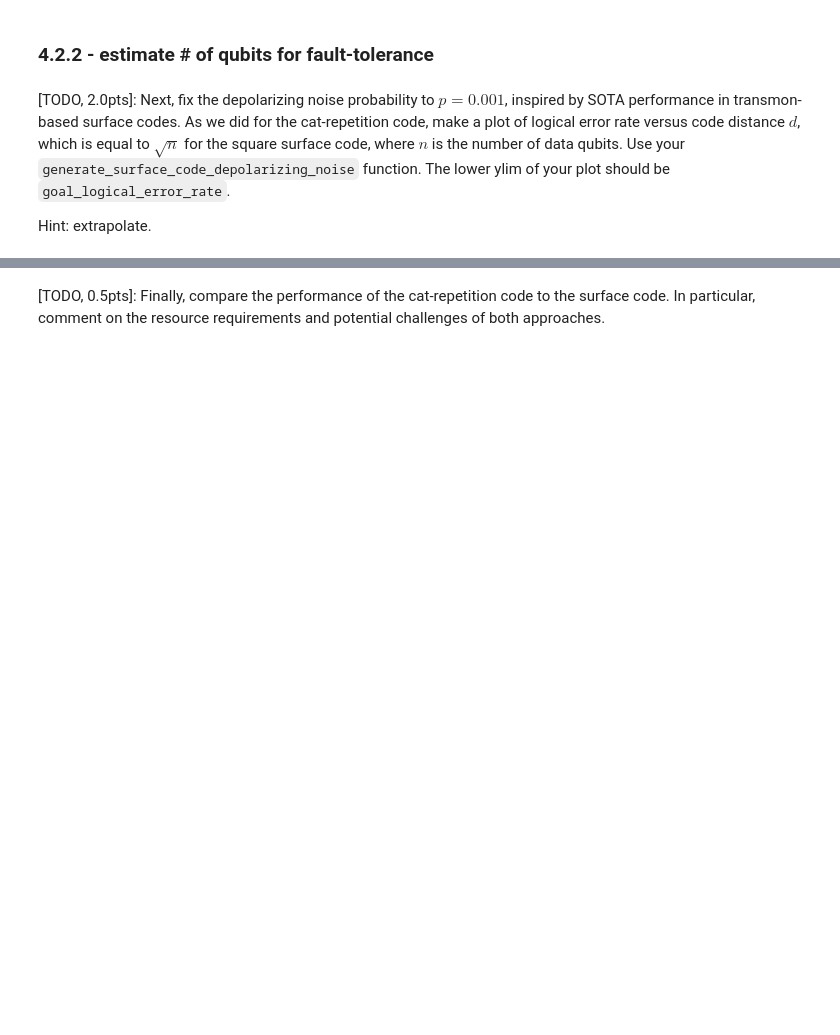
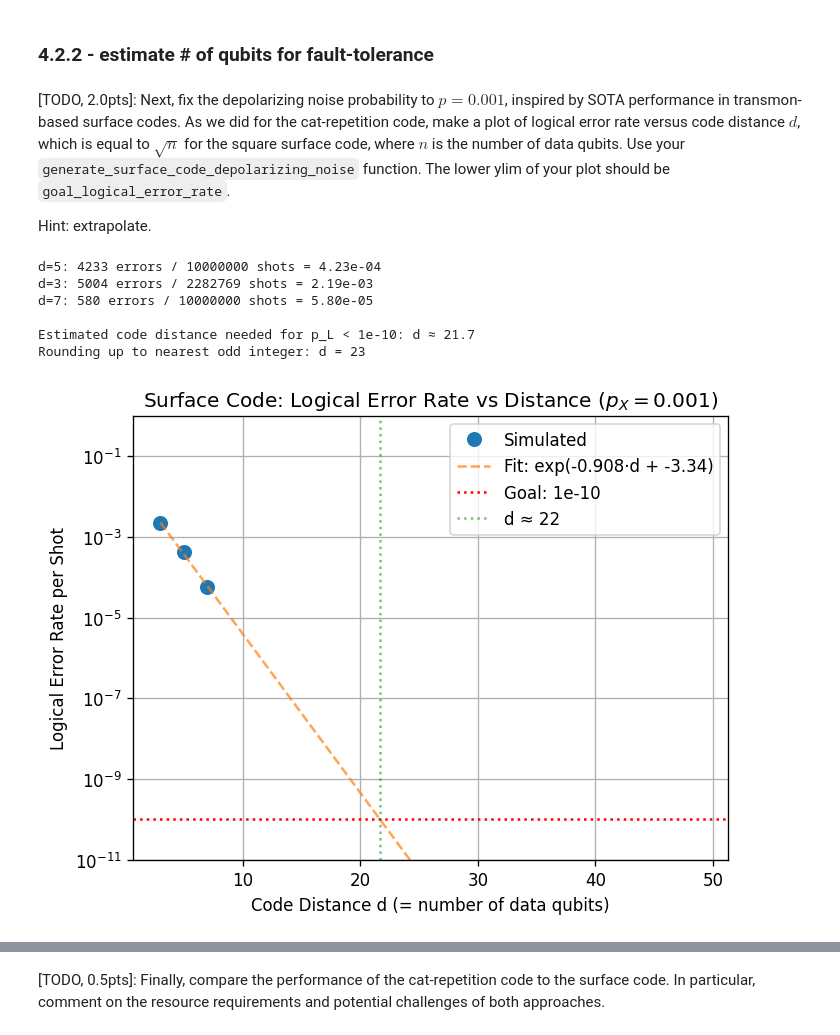
Before and after one commit to DanieleSalvi2810/QPFL_Hackathon_2026_Alice_and_Bob_Quantum_Icing, a Jupyter notebook: team-quantum_icing/1-challenge.ipynb, the cells around one changed output, grey strips where cells are left out. Cells and saved outputs as stored; diff of their text form; code cells hidden in the pictures; blank space fills up the shorter version.

```diff
--- a/team-quantum_icing/1-challenge.ipynb
+++ b/team-quantum_icing/1-challenge.ipynb
@@ -683,7 +917,7 @@ tasks = [
 ]
 
 collected_stats: List[sinter.TaskStats] = sinter.collect(
-    num_workers=os.cpu_count(),
+    num_workers=4,
     tasks=tasks,
     decoders=['pymatching'],
     max_shots=10_000_000,   # 10M shots to catch rare errors at larger d
@@ -703,33 +937,41 @@ for stat in collected_stats:
 sim_distances = np.array(sim_distances)
 sim_error_rates = np.array(sim_error_rates)
 
 # Fit log(p_L) = a * d + b  (exponential suppression)
 coeffs = np.polyfit(sim_distances, np.log(sim_error_rates), 1)
 a, b = coeffs
 
 # Extrapolate: find d where p_L = goal
 d_extrap = np.arange(3, 51, 2)
 p_L_extrap = np.exp(a * d_extrap + b)
 
 d_needed = (np.log(goal_logical_error_rate) - b) / a
 print(f"\nEstimated code distance needed for p_L < {goal_logical_error_rate:.0e}: d ≈ {d_needed:.1f}")
 print(f"Rounding up to nearest odd integer: d = {int(np.ceil(d_needed)) | 1}")
 
 # Plot
 fig, ax = plt.subplots(1, 1)
 ax.semilogy(sim_distances, sim_error_rates, 'o', label='Simulated', markersize=8)
 ax.semilogy(d_extrap, p_L_extrap, '--', label=f'Fit: exp({a:.3f}·d + {b:.2f})', alpha=0.7)
 ax.axhline(goal_logical_error_rate, color='red', linestyle=':', label=f'Goal: {goal_logical_error_rate:.0e}')
 ax.axvline(d_needed, color='green', linestyle=':', alpha=0.5, label=f'd ≈ {d_needed:.0f}')
 ax.set_xlabel("Code Distance d (= number of data qubits)")
 ax.set_ylabel("Logical Error Rate per Shot")
 ax.set_title(f"Surface Code: Logical Error Rate vs Distance $(p_X = {noise})$")
 ax.set_ylim(goal_logical_error_rate / 10, 1)
 ax.grid(which='both')
 ax.legend()
 fig.set_dpi(120)
 
 # ===
+# %% [output]
+d=5: 4233 errors / 10000000 shots = 4.23e-04
+d=3: 5004 errors / 2282769 shots = 2.19e-03
+d=7: 580 errors / 10000000 shots = 5.80e-05
+
+Estimated code distance needed for p_L < 1e-10: d ≈ 21.7
+Rounding up to nearest odd integer: d = 23
+[figure, added]
 # %%
 # Confronto 3.2 (manuale) vs 4.1 (Stim generator)
 # 3.2: simulazione manuale con repetition_code_circuit + decoder custom
```
Also changed, not shown: parts of 26 cells of this notebook, 1 other file.
